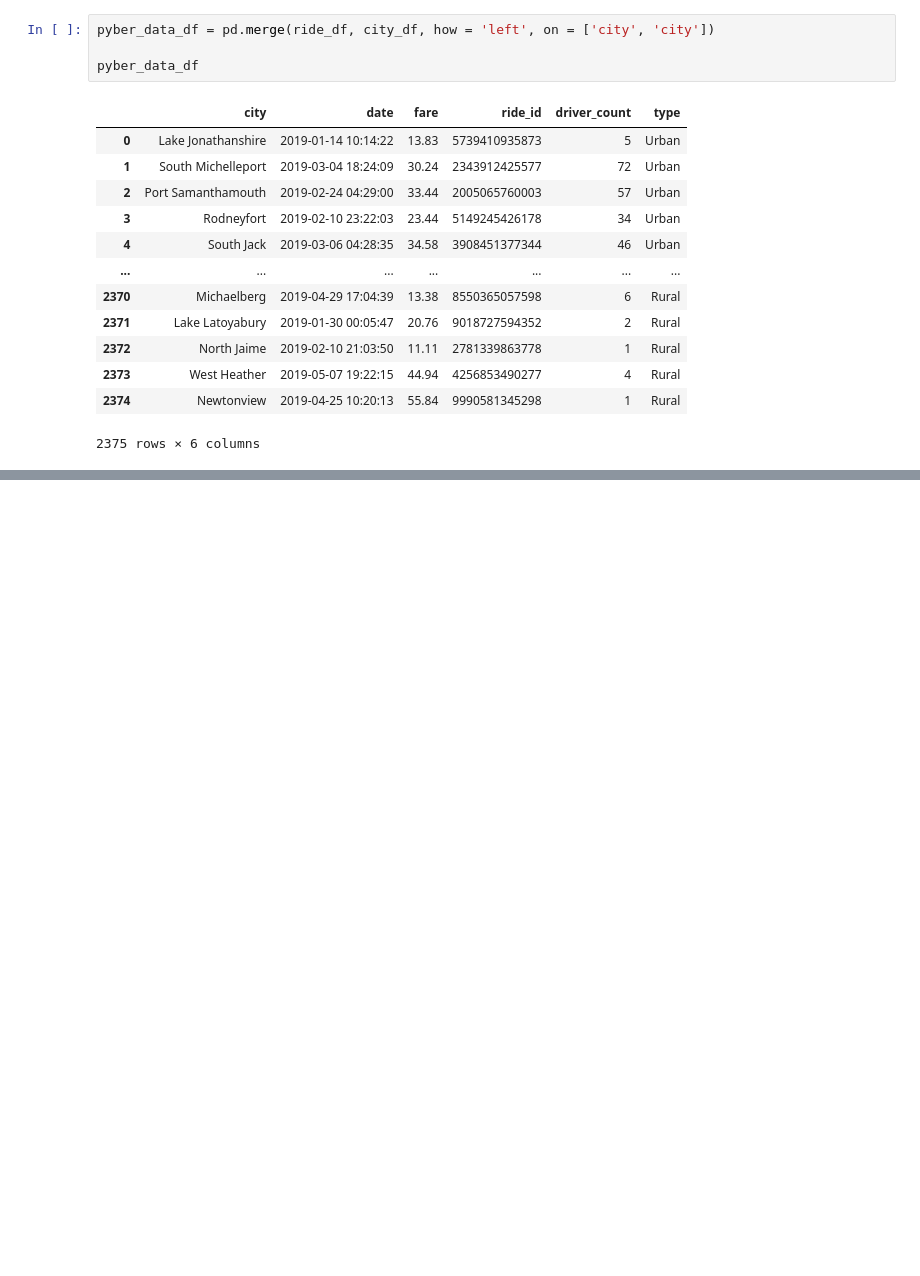
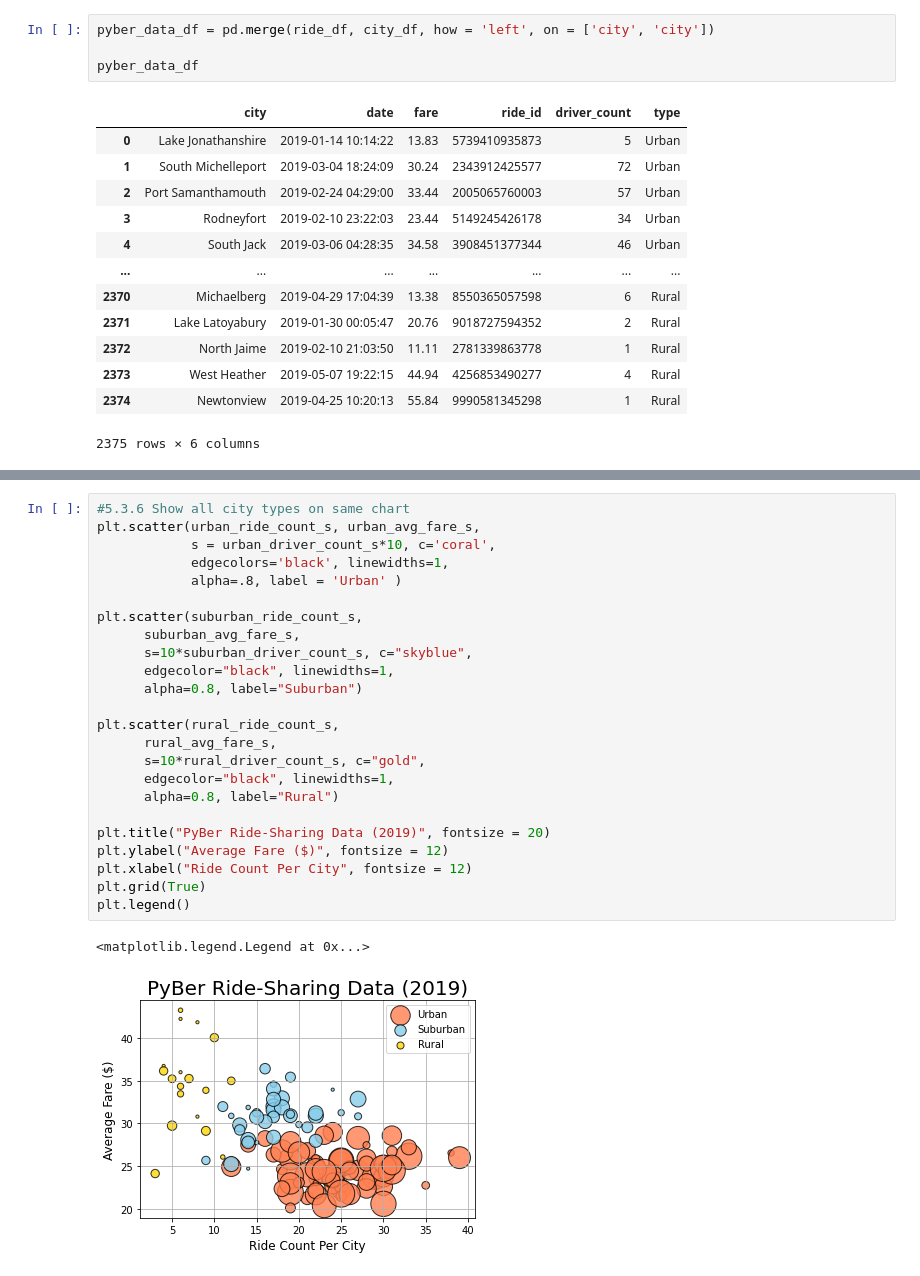
Before and after one commit to tyler-sanzo/PyBer_Analysis, a Jupyter notebook: PyBer.ipynb, the cells around one changed output, grey strips where cells are left out. Drawn from its saved outputs; the diff is of its cells as text; blank space fills up the shorter version.

```diff
--- a/PyBer.ipynb
+++ b/PyBer.ipynb
@@ -120,0 +208,27 @@ s
+# %%
+#5.3.6 Show all city types on same chart
+plt.scatter(urban_ride_count_s, urban_avg_fare_s,
+            s = urban_driver_count_s*10, c='coral',
+            edgecolors='black', linewidths=1,
+            alpha=.8, label = 'Urban' )
+
+plt.scatter(suburban_ride_count_s,
+      suburban_avg_fare_s,
+      s=10*suburban_driver_count_s, c="skyblue",
+      edgecolor="black", linewidths=1,
+      alpha=0.8, label="Suburban")
+
+plt.scatter(rural_ride_count_s,
+      rural_avg_fare_s,
+      s=10*rural_driver_count_s, c="gold",
+      edgecolor="black", linewidths=1,
+      alpha=0.8, label="Rural")
+
+plt.title("PyBer Ride-Sharing Data (2019)", fontsize = 20)
+plt.ylabel("Average Fare ($)", fontsize = 12)
+plt.xlabel("Ride Count Per City", fontsize = 12)
+plt.grid(True)
+plt.legend()
+# %% [output]
+<matplotlib.legend.Legend at 0x...>
+[figure, added]
```
Also changed, not shown: parts of 9 cells of this notebook, 1 other file.
